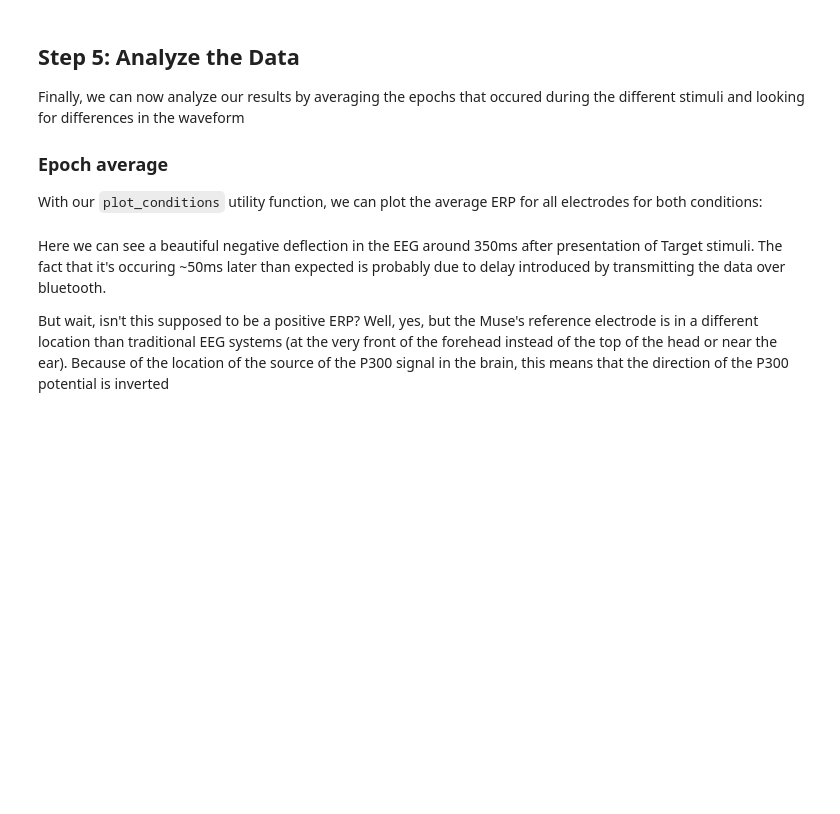
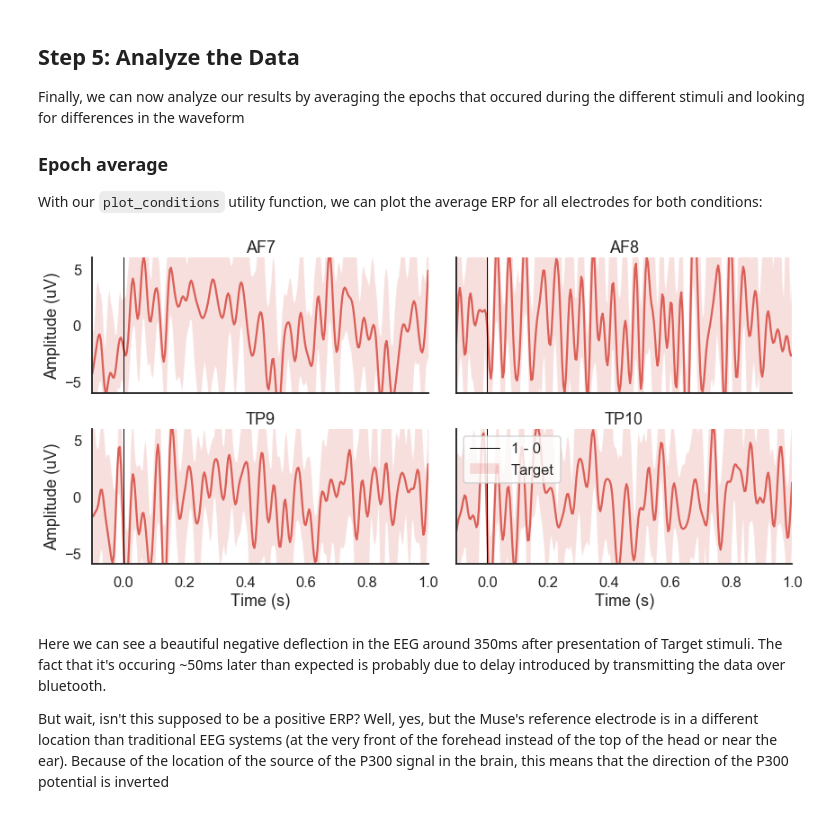
Before and after one commit to ArcadeShrimp/BrainWave, a Jupyter notebook: erp/main.ipynb, the cells around one changed output. Cells and saved outputs as stored; diff of their text form; code cells hidden in the pictures; blank space fills up the shorter version.

```diff
--- a/erp/main.ipynb
+++ b/erp/main.ipynb
@@ -117,10 +143,10 @@ This PSD looks great. The AF8 electrode (Front right; light green) seems to have
 Next, we will chunk (epoch) the data into segments representing the data 100ms before to 800ms after each stimulus. No baseline correction is needed (signal is bandpass filtered) and we will reject every epoch where the amplitude of the signal exceeded 75 uV, which should most eye blinks.
 # %%
 events = find_events(raw)
-event_id = {'Non-Target': 1, 'Target': 2}
+event_id = {'Target': 1}
 
 epochs = Epochs(raw, events=events, event_id=event_id,
-                tmin=-0.1, tmax=0.8, baseline=None,
+                tmin=-0.1, tmax=1, baseline=None,
                 reject={'eeg': 100e-6}, preload=True,
                 verbose=False, picks=[0,1,2,3])
 print('sample drop %: ', (1 - len(epochs.events)/len(events)) * 100)
@@ -139,12 +171,13 @@ With our `plot_conditions` utility function, we can plot the average ERP for all
 # %%
 %matplotlib inline
 conditions = OrderedDict()
-conditions['Non-target'] = [1]
-conditions['Target'] = [2]
+conditions['Target'] = [1]
 
 fig, ax = utils.plot_conditions(epochs, conditions=conditions,
                                 ci=97.5, n_boot=1000, title='',
-                                diff_waveform=(1, 2))
+                                diff_waveform=(0, 1))
+# %% [output]
+[figure, added]
 # %% [markdown]
 Here we can see a beautiful negative deflection in the EEG around 350ms after presentation of Target stimuli. The fact that it's occuring ~50ms later than expected is probably due to delay introduced by transmitting the data over bluetooth.
 
```
Also changed, not shown: parts of 7 cells of this notebook, 1 other file.
